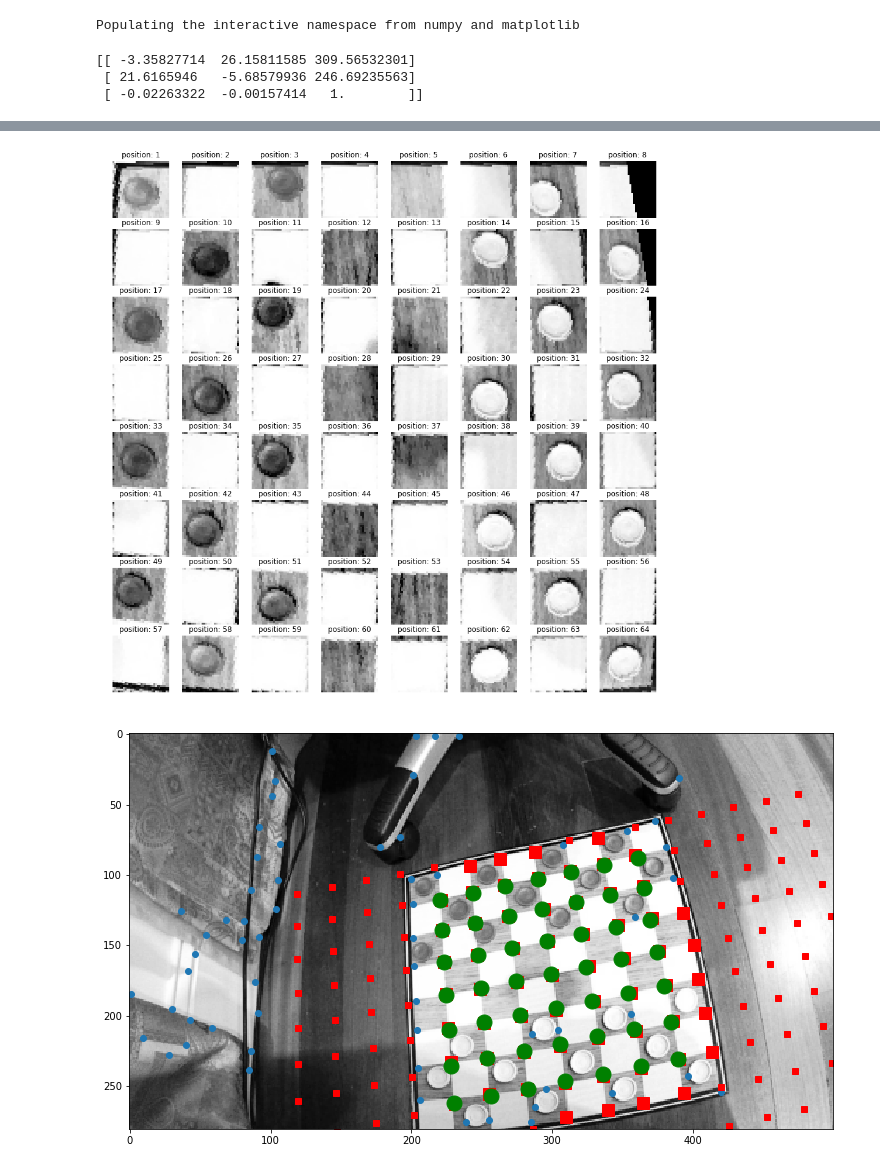
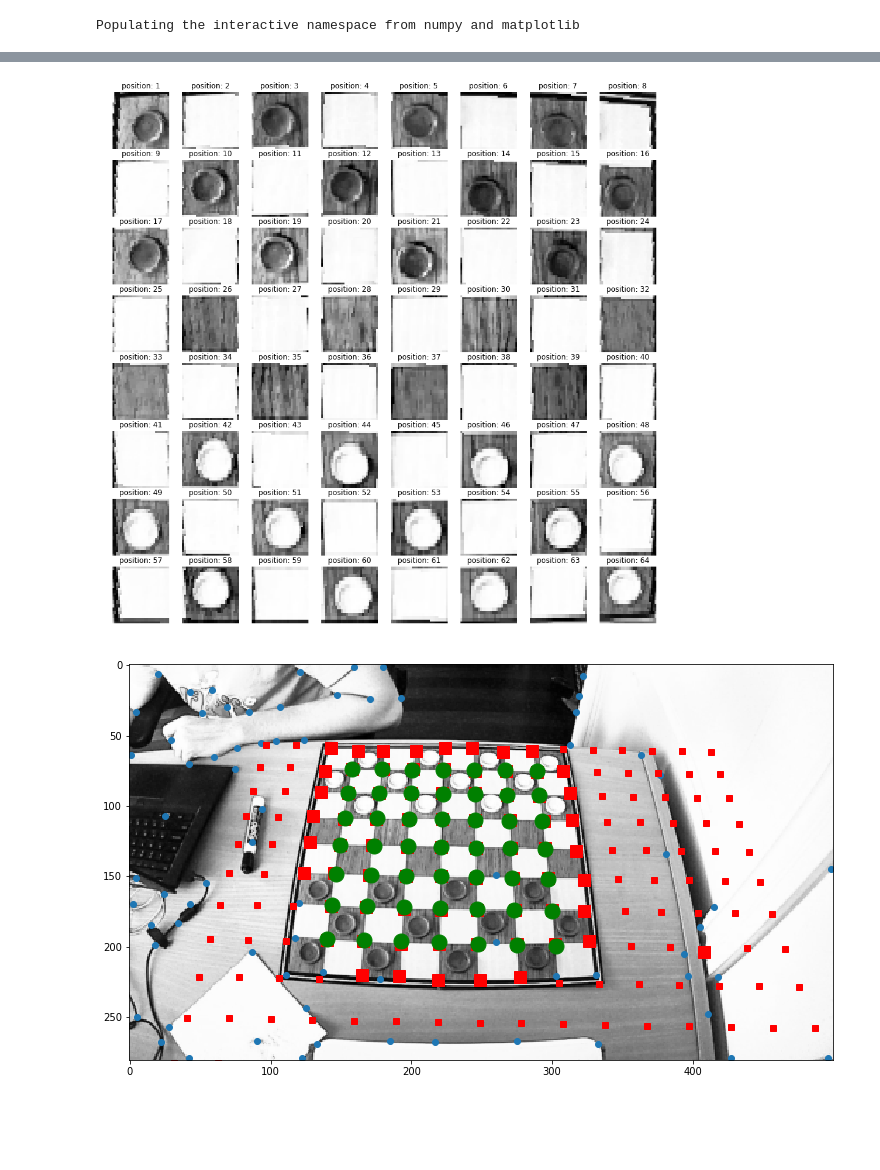
Before and after one commit to alexkassil/playing-the-computer, a Jupyter notebook: ChessboardDetect/SimpleDetect.ipynb, the cells around one changed output, grey strips where cells are left out. Cells and saved outputs as stored; diff of their text form; code cells hidden in the pictures; blank space fills up the shorter version.

Commit message:
More images and simpler detect

```diff
--- a/ChessboardDetect/SimpleDetect.ipynb
+++ b/ChessboardDetect/SimpleDetect.ipynb
@@ -417,11 +417,11 @@ def findChessboard(img, min_pts_needed=15, max_pts_needed=25):
 
 
 
-def get_cutupp(fn):
-
-    img = loadImage(fn)
+def get_cutupp(fn, img=None,show=True):
+    if img is None:
+        img = loadImage(fn)
     M, ideal_grid, grid_next, grid_good, spts = findChessboard(img)
-    print(M)
+#     print(M)
 
     # View
     if M is not None:
@@ -432,9 +432,9 @@ def get_cutupp(fn):
         best_lines_x, best_lines_y = getBestLines(img_warp)
         xy_unwarp = getUnwarpedPoints(best_lines_x, best_lines_y, M)
 
-
-        plt.figure(figsize=(20,20))
-        plt.subplot(212)
+        if show:
+            plt.figure(figsize=(20,20))
+            plt.subplot(212)
 
         #Created the function getBoardOutlinewarped that would give the correct coordinates for the board border
         #in the wrapped setup, then will use that square bot to crop out the rest of the image and update
@@ -454,12 +454,13 @@ def get_cutupp(fn):
         x2 = int(max(x_cord))
         y2 = int(max(y_cord))
         img_warp_cropped = img_warp[y1:y2, x1:x2]
-        imshow(img_warp_cropped, cmap='Greys_r')
+        if show:
+            imshow(img_warp_cropped, cmap='Greys_r')
     #     print(best_lines_x)
     #     plt.plot(board_outline_unwarp[:,0] - x1, board_outline_unwarp[:,1] - y1, 'ro-', markersize=5, linewidth=3)
-        [plt.axvline(line - x1, color='red', lw=2) for line in best_lines_x];
-        [plt.axhline(line - y1, color='green', lw=2) for line in best_lines_y];
-        fig = figure(figsize=(16, 16))
+            [plt.axvline(line - x1, color='red', lw=2) for line in best_lines_x];
+            [plt.axhline(line - y1, color='green', lw=2) for line in best_lines_y];
+            fig = figure(figsize=(16, 16))
 
         best_lines_x = np.append(best_lines_x, [x2])
         best_lines_y = np.append(best_lines_y, [y2])
@@ -471,28 +472,25 @@ def get_cutupp(fn):
                 horz_line = best_lines_y[j] - y1
                 prev_horz_line = best_lines_y[j - 1] - y1 if j - 1 >= 0 else 0
                 cell = img_warp_cropped[prev_horz_line:horz_line, prev_vert_line:vert_line]
+                checkerboard_cells[j * 8 + i + 1] = cell
+                if show:
+                    fig.add_subplot(8, 8, j * 8 + i + 1)
+                    plt.title("position: " + str(j * 8 + i + 1))
+                    plt.axis('off')
+                    imshow(cell, cmap='Greys_r')
 
-                fig.add_subplot(8, 8, j * 8 + i + 1)
-                plt.title("position: " + str(j * 8 + i + 1))
-                plt.axis('off')
-                checkerboard_cells[j * 8 + i + 1] = cell
-                imshow(cell, cmap='Greys_r')
-
-
-        figure(figsize=(16, 16))
-        plt.subplot(211)
-        axs = plt.axis()
-        imshow(img, cmap='Greys_r');
-        axs = plt.axis()
-        plt.plot(spts[:,1],spts[:,0],'o')
-        plt.plot(grid_next[:,0].A, grid_next[:,1].A,'rs')
-        plt.plot(grid_next[grid_good,0].A, grid_next[grid_good,1].A,'rs', markersize=12)
-        plt.plot(xy_unwarp[:,0], xy_unwarp[:,1], 'go', markersize=15)
-        plt.axis(axs)
+        if show:
+            figure(figsize=(16, 16))
+            plt.subplot(211)
+            axs = plt.axis()
+            imshow(img, cmap='Greys_r');
+            axs = plt.axis()
+            plt.plot(spts[:,1],spts[:,0],'o')
+            plt.plot(grid_next[:,0].A, grid_next[:,1].A,'rs')
+            plt.plot(grid_next[grid_good,0].A, grid_next[grid_good,1].A,'rs', markersize=12)
+            plt.plot(xy_unwarp[:,0], xy_unwarp[:,1], 'go', markersize=15)
+            plt.axis(axs)
     return checkerboard_cells
 
-in1 = get_cutupp('input/check10.jpg')
+in1 = get_cutupp('input/check21.jpg')
 # %% [output]
-[[ -3.35827714  26.15811585 309.56532301]
- [ 21.6165946   -5.68579936 246.69235563]
- [ -0.02263322  -0.00157414   1.        ]]
@@ -500,2 +498,2 @@ in1 = get_cutupp('input/check10.jpg')
-[figure, old version]
+[figure, new version]
-[figure, old version]
+[figure, new version]
```
Also changed, not shown: parts of 6 cells of this notebook, 8 other files.
